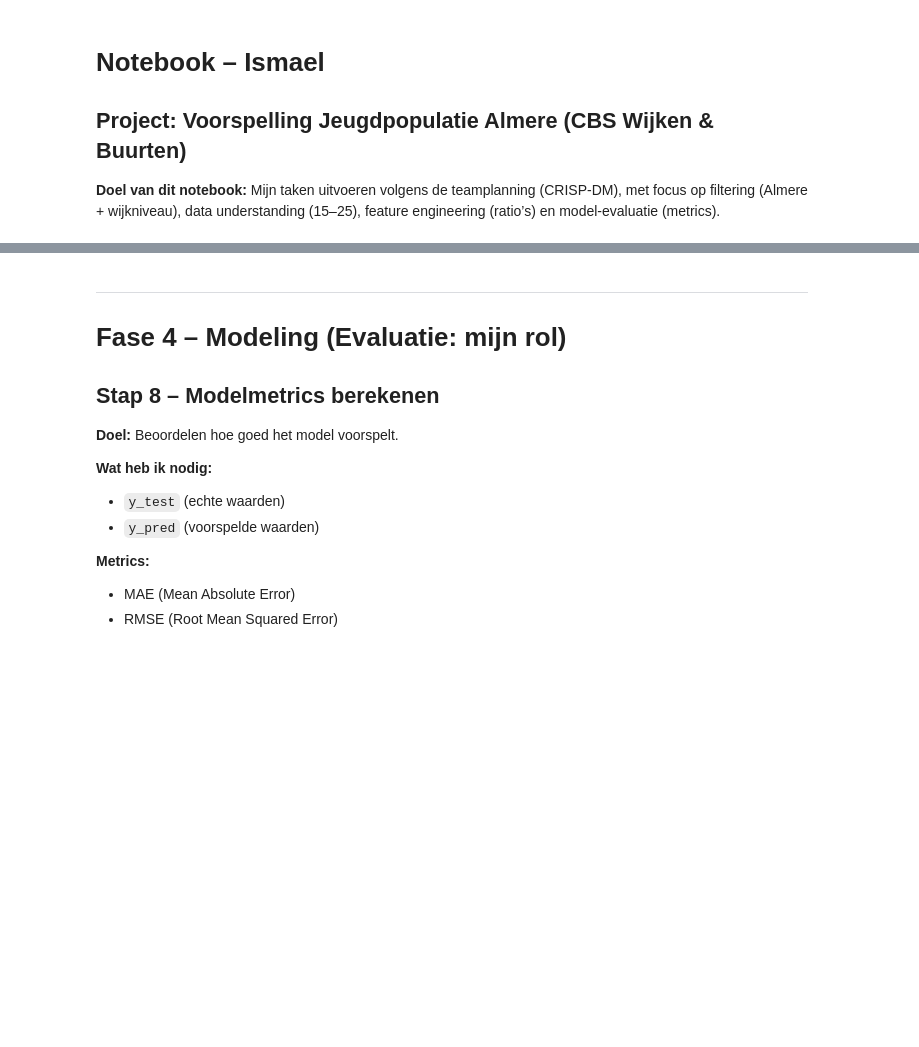
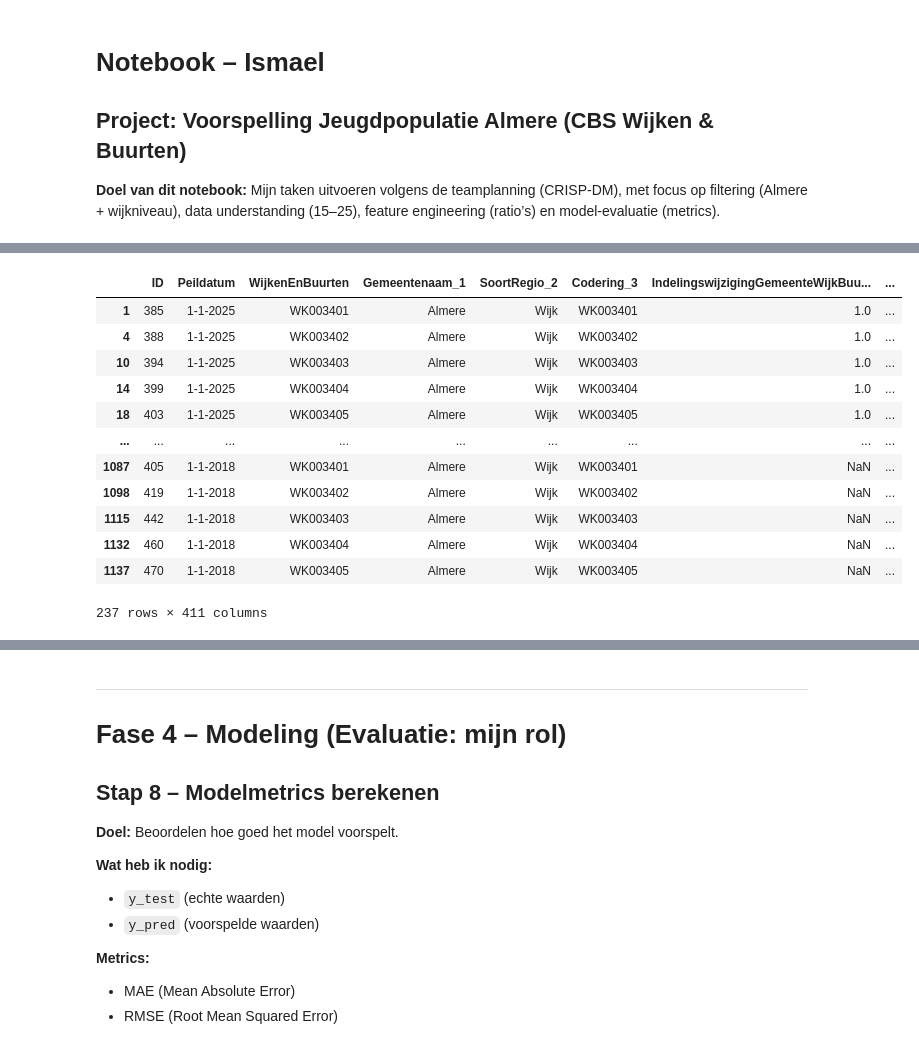
Before and after one commit to Ismael-991/almere-jeugd-voorspelling, a Jupyter notebook: notebooks/individual/Ismael_notebook.ipynb, the cells around one changed output, grey strips where cells are left out. Drawn from its saved outputs; the diff is of its cells as text; code cells hidden in the pictures; blank space fills up the shorter version.

```diff
--- a/notebooks/individual/Ismael_notebook.ipynb
+++ b/notebooks/individual/Ismael_notebook.ipynb
@@ -477,0 +66,33 @@ Deze dataset wordt gebruikt voor train/test split en modeling.
+# %%
+df_wijk = pd.read_csv("../../data/processed/df_v2_almere_only.csv", sep=";")
+
+# kolommen opschonen
+df_wijk.columns = df_wijk.columns.str.strip()
+
+# waarden opschonen
+df_wijk["SoortRegio_2"] = df_wijk["SoortRegio_2"].astype(str).str.strip()
+df_wijk["Codering_3"] = df_wijk["Codering_3"].astype(str).str.strip()
+
+# filter wijk
+df_wijk = df_wijk[df_wijk["SoortRegio_2"] == "Wijk"].copy()
+
+# filter WK-codes
+df_wijk = df_wijk[df_wijk["Codering_3"].str.startswith("WK")].copy()
+
+df_wijk.to_csv("../../data/processed/df_v3_almere_wijken.csv", index=False)
+
+df_wijk
+# %% [output]
+|  | ID | Peildatum | WijkenEnBuurten | Gemeentenaam_1 | SoortRegio_2 | Codering_3 | IndelingswijzigingGemeenteWijkBuu... | ... |
+| 1 | 385 | 1-1-2025 | WK003401 | Almere | Wijk | WK003401 | 1.0 | ... |
+| 4 | 388 | 1-1-2025 | WK003402 | Almere | Wijk | WK003402 | 1.0 | ... |
+| 10 | 394 | 1-1-2025 | WK003403 | Almere | Wijk | WK003403 | 1.0 | ... |
+| 14 | 399 | 1-1-2025 | WK003404 | Almere | Wijk | WK003404 | 1.0 | ... |
+| 18 | 403 | 1-1-2025 | WK003405 | Almere | Wijk | WK003405 | 1.0 | ... |
+| ... | ... | ... | ... | ... | ... | ... | ... | ... |
+| 1087 | 405 | 1-1-2018 | WK003401 | Almere | Wijk | WK003401 | NaN | ... |
+| 1098 | 419 | 1-1-2018 | WK003402 | Almere | Wijk | WK003402 | NaN | ... |
+| 1115 | 442 | 1-1-2018 | WK003403 | Almere | Wijk | WK003403 | NaN | ... |
+| 1132 | 460 | 1-1-2018 | WK003404 | Almere | Wijk | WK003404 | NaN | ... |
+| 1137 | 470 | 1-1-2018 | WK003405 | Almere | Wijk | WK003405 | NaN | ... |
+237 rows × 411 columns
```
Also changed, not shown: parts of 41 cells of this notebook.
